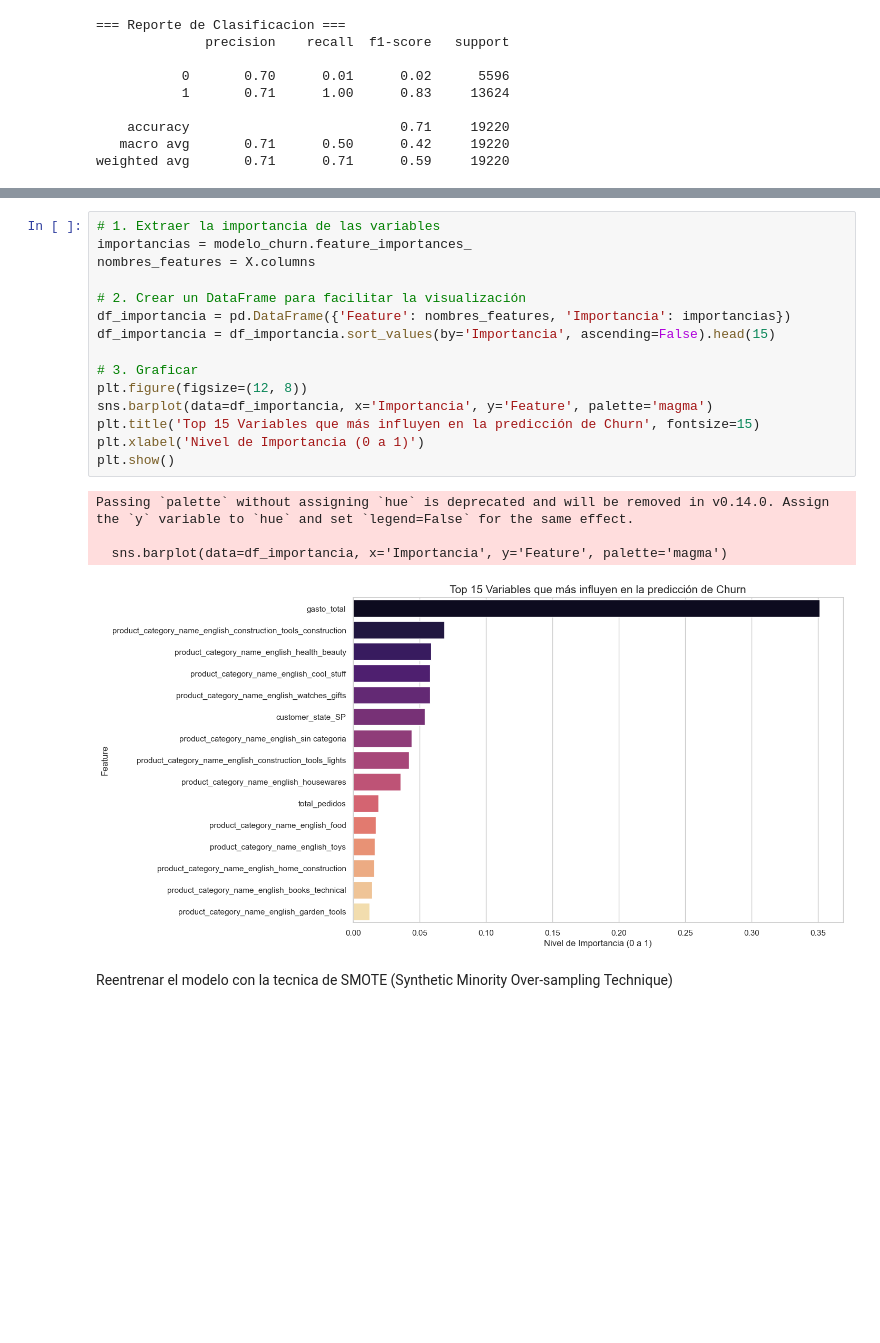
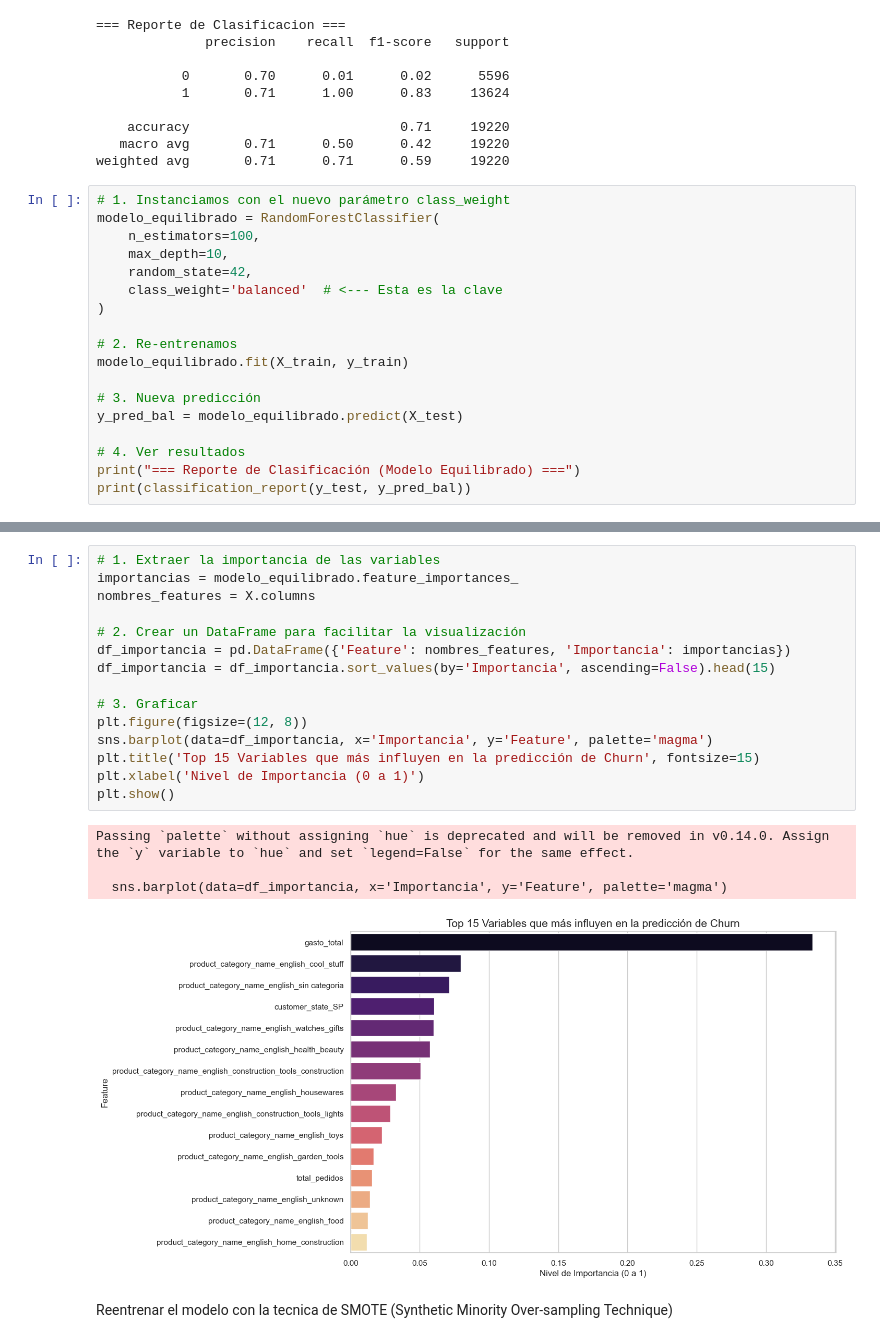
Before and after one commit to wilhayla/THE_HATCH_DATA_SCIENCE_OLIST_CHALLENGE, a Jupyter notebook: notbooks/02_feature_engineering.ipynb, the cells around one changed output, grey strips where cells are left out. Cells and saved outputs as stored; diff of their text form; blank space fills up the shorter version.

Commit message:
codigo Randon Forest con parametro class_weight

```diff
--- a/notbooks/02_feature_engineering.ipynb
+++ b/notbooks/02_feature_engineering.ipynb
@@ -838,3 +838,21 @@ print(classification_report(y_test, y_pred))
     accuracy                           0.71     19220
    macro avg       0.71      0.50      0.42     19220
 weighted avg       0.71      0.71      0.59     19220
+# %%
+# 1. Instanciamos con el nuevo parámetro class_weight
+modelo_equilibrado = RandomForestClassifier(
+    n_estimators=100,
+    max_depth=10,
+    random_state=42,
+    class_weight='balanced'  # <--- Esta es la clave
+)
+
+# 2. Re-entrenamos
+modelo_equilibrado.fit(X_train, y_train)
+
+# 3. Nueva predicción
+y_pred_bal = modelo_equilibrado.predict(X_test)
+
+# 4. Ver resultados
+print("=== Reporte de Clasificación (Modelo Equilibrado) ===")
+print(classification_report(y_test, y_pred_bal))
@@ -841,23 +869,23 @@ weighted avg       0.71      0.71      0.59     19220
 # %%
 # 1. Extraer la importancia de las variables
-importancias = modelo_churn.feature_importances_
+importancias = modelo_equilibrado.feature_importances_
 nombres_features = X.columns
 
 # 2. Crear un DataFrame para facilitar la visualización
 df_importancia = pd.DataFrame({'Feature': nombres_features, 'Importancia': importancias})
 df_importancia = df_importancia.sort_values(by='Importancia', ascending=False).head(15)
 
 # 3. Graficar
 plt.figure(figsize=(12, 8))
 sns.barplot(data=df_importancia, x='Importancia', y='Feature', palette='magma')
 plt.title('Top 15 Variables que más influyen en la predicción de Churn', fontsize=15)
 plt.xlabel('Nivel de Importancia (0 a 1)')
 plt.show()
 # %% [output]
 Passing `palette` without assigning `hue` is deprecated and will be removed in v0.14.0. Assign the `y` variable to `hue` and set `legend=False` for the same effect.
 
   sns.barplot(data=df_importancia, x='Importancia', y='Feature', palette='magma')
-[figure, old version]
+[figure, new version]
 # %% [markdown]
 Reentrenar el modelo con la tecnica de SMOTE (Synthetic Minority Over-sampling Technique)
 # %%
```
Also changed, not shown: parts of 1 cell of this notebook.
